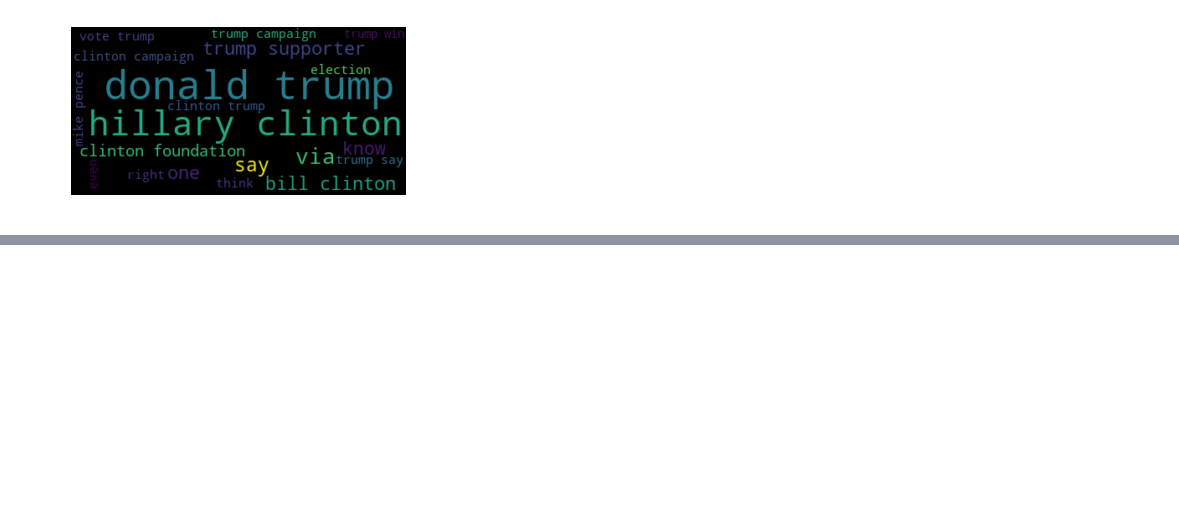
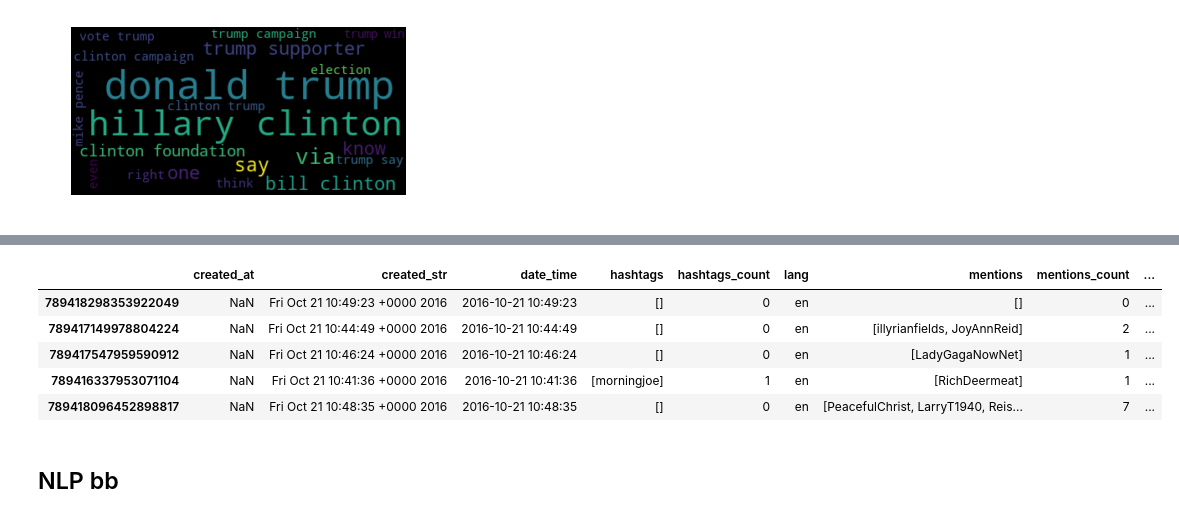
Before and after one commit to vanacorec/Mod3_Project, a Jupyter notebook: AggregateNotebook.ipynb, the cells around one changed output, grey strips where cells are left out. Drawn from its saved outputs; the diff is of its cells as text; code cells hidden in the pictures; blank space fills up the shorter version.

```diff
--- a/AggregateNotebook.ipynb
+++ b/AggregateNotebook.ipynb
@@ -127,0 +167,11 @@ nlprocess.create_wordcloud(nontroll_vocab,20)
+# %%
+df.tail()
+# %% [output]
+|  | created_at | created_str | date_time | hashtags | hashtags_count | lang | mentions | mentions_count | ... |
+| 789418298353922049 | NaN | Fri Oct 21 10:49:23 +0000 2016 | 2016-10-21 10:49:23 | [] | 0 | en | [] | 0 | ... |
+| 789417149978804224 | NaN | Fri Oct 21 10:44:49 +0000 2016 | 2016-10-21 10:44:49 | [] | 0 | en | [illyrianfields, JoyAnnReid] | 2 | ... |
+| 789417547959590912 | NaN | Fri Oct 21 10:46:24 +0000 2016 | 2016-10-21 10:46:24 | [] | 0 | en | [LadyGagaNowNet] | 1 | ... |
+| 789416337953071104 | NaN | Fri Oct 21 10:41:36 +0000 2016 | 2016-10-21 10:41:36 | [morningjoe] | 1 | en | [RichDeermeat] | 1 | ... |
+| 789418096452898817 | NaN | Fri Oct 21 10:48:35 +0000 2016 | 2016-10-21 10:48:35 | [] | 0 | en | [PeacefulChrist, LarryT1940, Reis... | 7 | ... |
+# %% [markdown]
+## NLP bb
```
Also changed, not shown: parts of 9 cells of this notebook, 2 other files.
